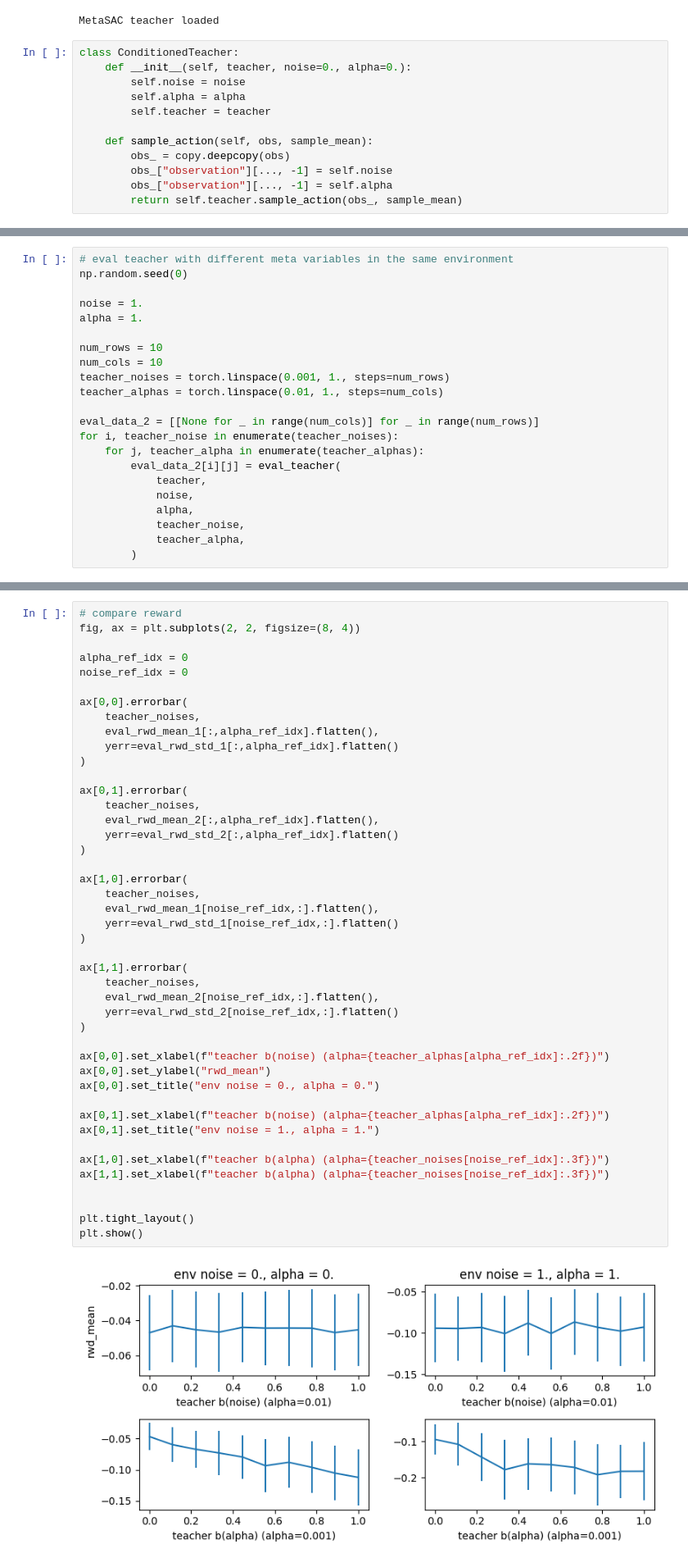
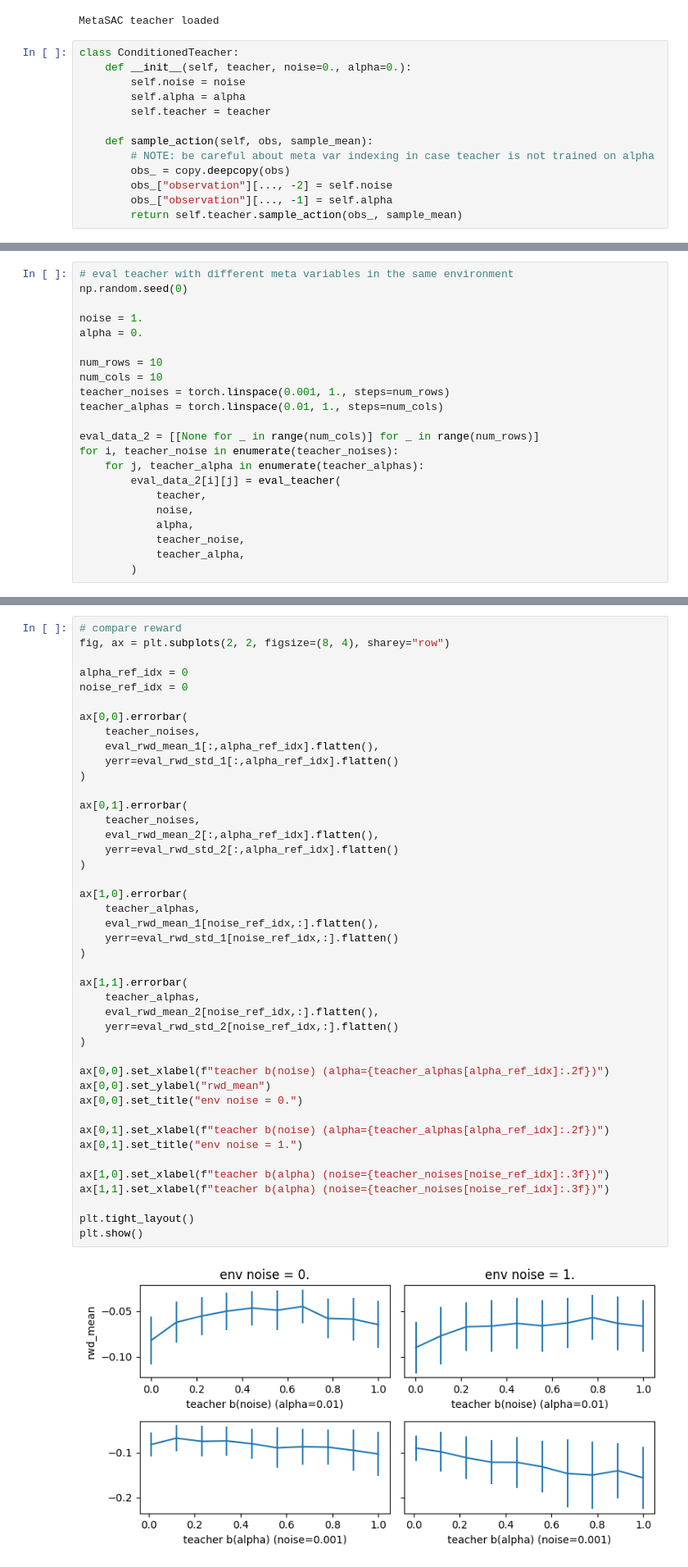
Before and after one commit to KilianFt/LIFT, a Jupyter notebook: notebooks/teacher_meta_analysis.ipynb, the cells around one changed output, grey strips where cells are left out. Shown at 82% size. Drawn from its saved outputs; the diff is of its cells as text.

```diff
--- a/notebooks/teacher_meta_analysis.ipynb
+++ b/notebooks/teacher_meta_analysis.ipynb
@@ -32,8 +32,9 @@ class ConditionedTeacher:
         self.teacher = teacher
 
     def sample_action(self, obs, sample_mean):
+        # NOTE: be careful about meta var indexing in case teacher is not trained on alpha
         obs_ = copy.deepcopy(obs)
-        obs_["observation"][..., -1] = self.noise
+        obs_["observation"][..., -2] = self.noise
         obs_["observation"][..., -1] = self.alpha
         return self.teacher.sample_action(obs_, sample_mean)
 # %%
@@ -96,7 +97,7 @@ for i, teacher_noise in enumerate(teacher_noises):
 np.random.seed(0)
 
 noise = 1.
-alpha = 1.
+alpha = 0.
 
 num_rows = 10
 num_cols = 10
@@ -159,6 +156,6 @@ eval_rwd_mean_1[0].shape
 # %%
 # compare reward
-fig, ax = plt.subplots(2, 2, figsize=(8, 4))
+fig, ax = plt.subplots(2, 2, figsize=(8, 4), sharey="row")
 
 alpha_ref_idx = 0
 noise_ref_idx = 0
@@ -167,40 +164,39 @@ ax[0,0].errorbar(
     teacher_noises,
     eval_rwd_mean_1[:,alpha_ref_idx].flatten(),
     yerr=eval_rwd_std_1[:,alpha_ref_idx].flatten()
 )
 
 ax[0,1].errorbar(
     teacher_noises,
     eval_rwd_mean_2[:,alpha_ref_idx].flatten(),
     yerr=eval_rwd_std_2[:,alpha_ref_idx].flatten()
 )
 
 ax[1,0].errorbar(
-    teacher_noises,
+    teacher_alphas,
     eval_rwd_mean_1[noise_ref_idx,:].flatten(),
     yerr=eval_rwd_std_1[noise_ref_idx,:].flatten()
 )
 
 ax[1,1].errorbar(
-    teacher_noises,
+    teacher_alphas,
     eval_rwd_mean_2[noise_ref_idx,:].flatten(),
     yerr=eval_rwd_std_2[noise_ref_idx,:].flatten()
 )
 
 ax[0,0].set_xlabel(f"teacher b(noise) (alpha={teacher_alphas[alpha_ref_idx]:.2f})")
 ax[0,0].set_ylabel("rwd_mean")
-ax[0,0].set_title("env noise = 0., alpha = 0.")
+ax[0,0].set_title("env noise = 0.")
 
 ax[0,1].set_xlabel(f"teacher b(noise) (alpha={teacher_alphas[alpha_ref_idx]:.2f})")
-ax[0,1].set_title("env noise = 1., alpha = 1.")
+ax[0,1].set_title("env noise = 1.")
 
-ax[1,0].set_xlabel(f"teacher b(alpha) (alpha={teacher_noises[noise_ref_idx]:.3f})")
-ax[1,1].set_xlabel(f"teacher b(alpha) (alpha={teacher_noises[noise_ref_idx]:.3f})")
-
+ax[1,0].set_xlabel(f"teacher b(alpha) (noise={teacher_noises[noise_ref_idx]:.3f})")
+ax[1,1].set_xlabel(f"teacher b(alpha) (noise={teacher_noises[noise_ref_idx]:.3f})")
 
 plt.tight_layout()
 plt.show()
 # %% [output]
-[figure, old version]
+[figure, new version]
 # %%
 # compare actions
```
Also changed, not shown: parts of 6 cells of this notebook.
